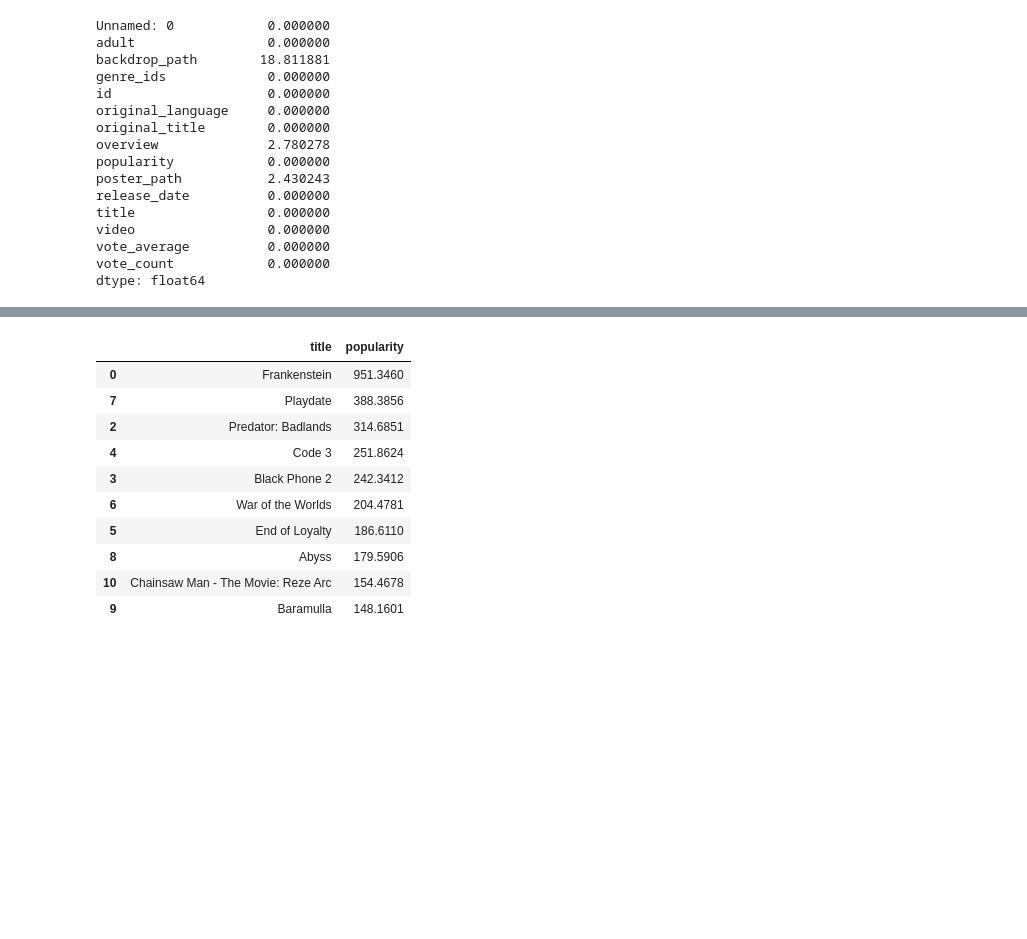
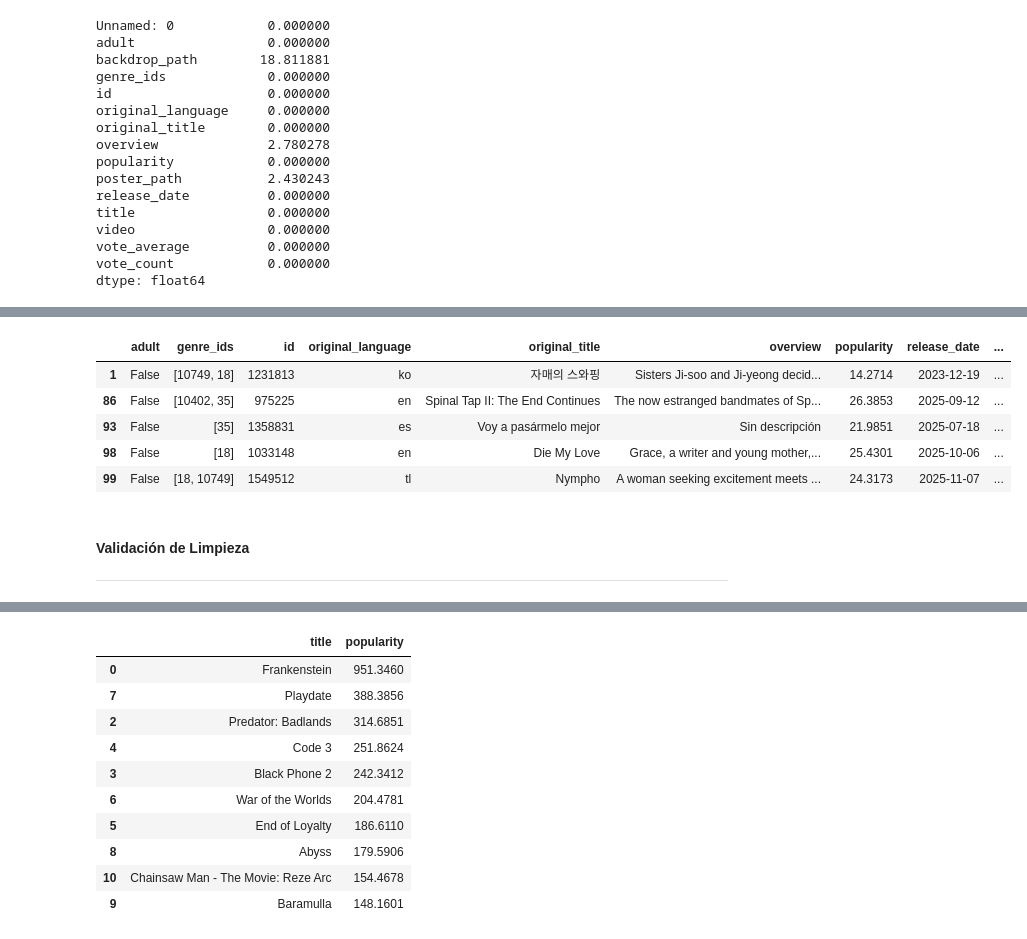
Before and after one commit to viquezsol/Movie_Insights, a Jupyter notebook: notebooks/01_EDA.ipynb, the cells around one changed output, grey strips where cells are left out. Saved outputs shown, nothing was run; the diff lists cells and outputs as text; code cells hidden in the pictures; blank space fills up the shorter version.

```diff
--- a/notebooks/01_EDA.ipynb
+++ b/notebooks/01_EDA.ipynb
@@ -108,0 +116,16 @@ df['year'] = df['release_date'].dt.year
+# %%
+eda = ProcesadorEDA(df)
+df_limpio = eda.limpiar_datos()
+
+df_limpio.head()
+# %% [output]
+|  | adult | genre_ids | id | original_language | original_title | overview | popularity | release_date | ... |
+| 1 | False | [10749, 18] | 1231813 | ko | 자매의 스와핑 | Sisters Ji-soo and Ji-yeong decid... | 14.2714 | 2023-12-19 | ... |
+| 86 | False | [10402, 35] | 975225 | en | Spinal Tap II: The End Continues | The now estranged bandmates of Sp... | 26.3853 | 2025-09-12 | ... |
+| 93 | False | [35] | 1358831 | es | Voy a pasármelo mejor | Sin descripción | 21.9851 | 2025-07-18 | ... |
+| 98 | False | [18] | 1033148 | en | Die My Love | Grace, a writer and young mother,... | 25.4301 | 2025-10-06 | ... |
+| 99 | False | [18, 10749] | 1549512 | tl | Nympho | A woman seeking excitement meets ... | 24.3173 | 2025-11-07 | ... |
+# %% [markdown]
+#### Validación de Limpieza
+
+---
```
Also changed, not shown: parts of 34 cells of this notebook.
